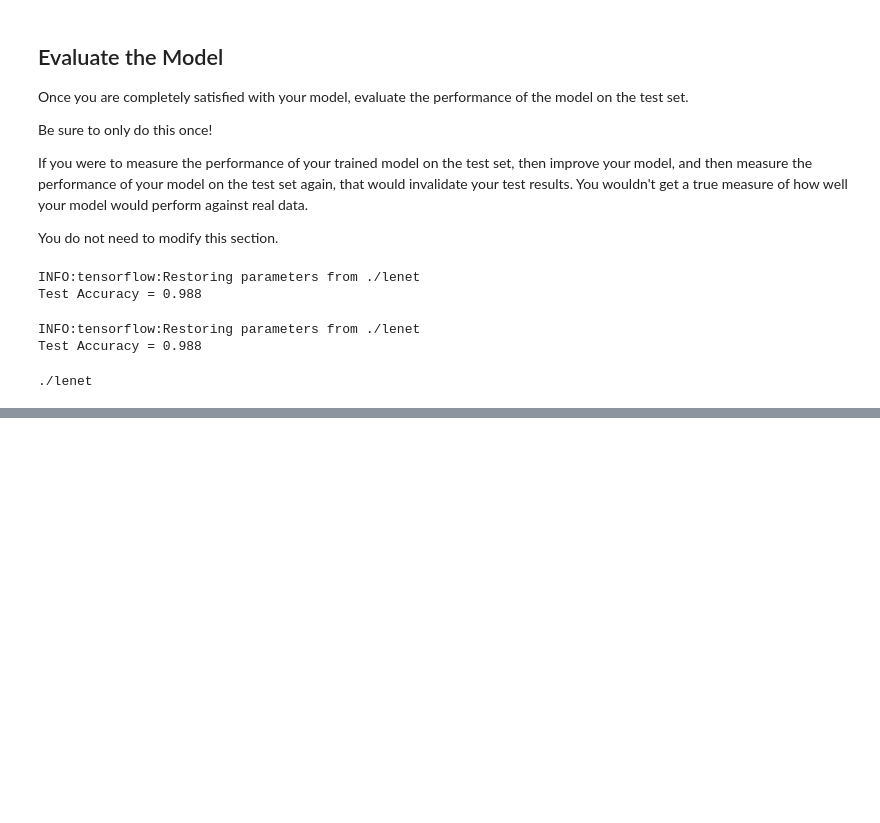
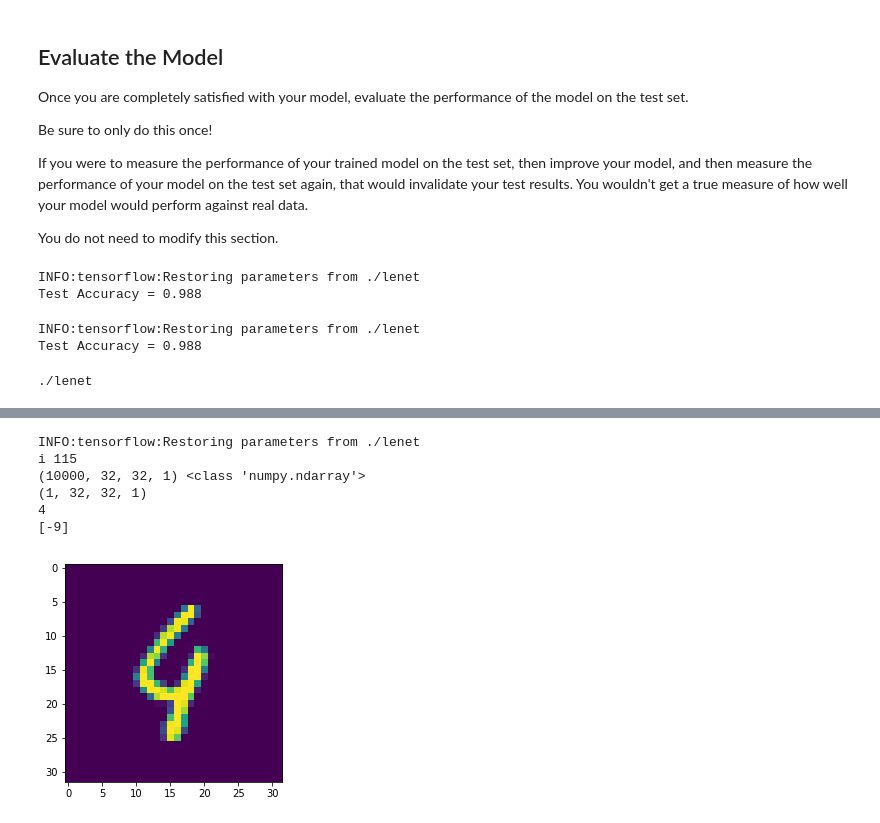
Before and after one commit to KSHIBA-HHQ/CarND-Traffic-Sign-Classifier-Project, a Jupyter notebook: LeNet-Lab.ipynb, the cells around one changed output, grey strips where cells are left out. Saved outputs shown, nothing was run; the diff lists cells and outputs as text; code cells hidden in the pictures; blank space fills up the shorter version.

```diff
--- a/LeNet-Lab.ipynb
+++ b/LeNet-Lab.ipynb
@@ -431,7 +459,7 @@ You do not need to modify this section.
 # %%
 #手法①　checkpointファイルで指定された定義モデルを restoreでファイルからリロードする！
 with tf.Session() as sess:
-
+    sess.run(tf.global_variables_initializer())
     saver.restore(sess, tf.train.latest_checkpoint('.'))
 
     #X_test, y_testに対してevaluateの実行
@@ -445,6 +473,7 @@ Test Accuracy = 0.988
 import tensorflow as tf
 saver = tf.train.Saver()
 with tf.Session() as sess:
+    sess.run(tf.global_variables_initializer())
     saver.restore(sess, './lenet')
 
     #X_test, y_testに対してevaluateの実行
@@ -461,0 +542,35 @@ print(tf.train.latest_checkpoint('.'))
+# %%
+import numpy as np
+import matplotlib.pyplot as plt
+import tensorflow as tf
+saver = tf.train.Saver()
+with tf.Session() as sess:
+#先に記録した定義モデルをrestoreでファイルからリロードする！
+    saver.restore(sess, './lenet')
+
+    for i in range(X_test.shape[0]) :
+        X_try = np.array( [X_test[i]])
+        y_try = np.array( [y_test[i]])
+
+        n=( evaluatecustom(X_try, y_try) )
+        #print(n)
+        if(n<0):
+            print('i',i)
+            print(X_test.shape,type(X_test))
+            print(X_try.shape)
+
+            print(y_test[i])
+            print(n)
+
+            plt.figure()
+            plt.imshow(X_try.squeeze())
+
+            break
+# %% [output]
+INFO:tensorflow:Restoring parameters from ./lenet
+i 115
+(10000, 32, 32, 1) <class 'numpy.ndarray'>
+(1, 32, 32, 1)
+4
+[-9]
+[figure, added]
```
Also changed, not shown: parts of 5 cells of this notebook.
